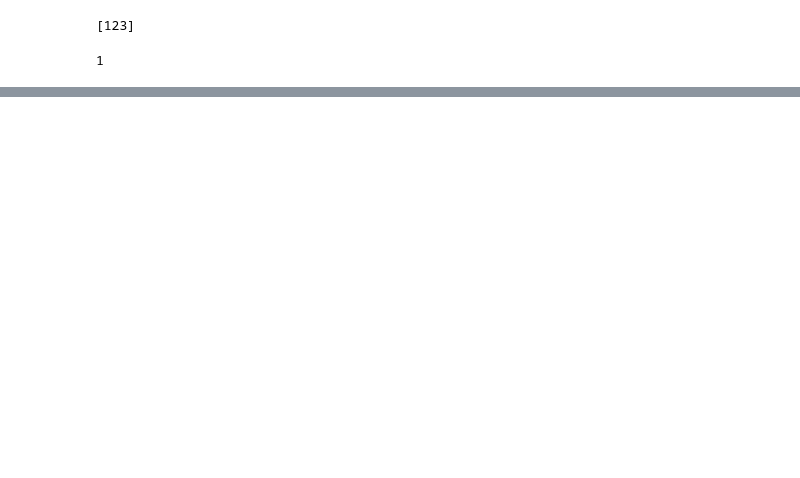
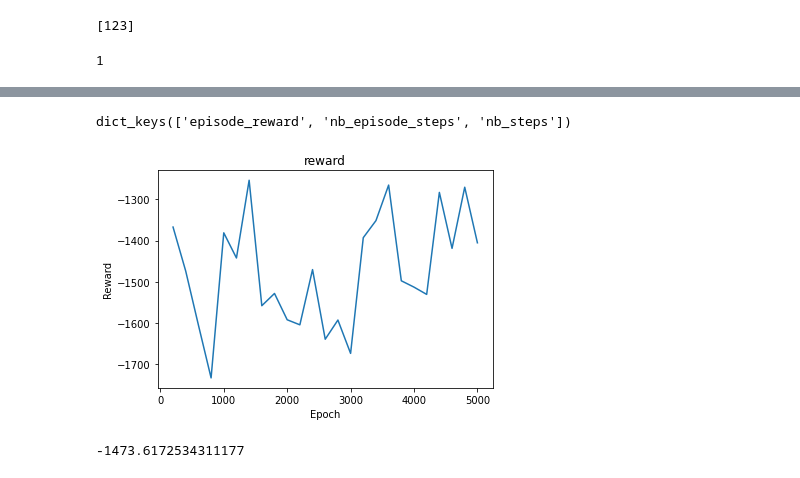
Before and after one commit to abirhazra/Reinforcement-Learning, a Jupyter notebook: DDPG_agent(Actor_Critic)_with_Keras_RL_.ipynb, the cells around one changed output, grey strips where cells are left out. Cells and saved outputs as stored; diff of their text form; code cells hidden in the pictures; blank space fills up the shorter version.

```diff
--- a/DDPG_agent(Actor_Critic)_with_Keras_RL_.ipynb
+++ b/DDPG_agent(Actor_Critic)_with_Keras_RL_.ipynb
@@ -112,6 +116,16 @@ None
 from rl.random import OrnsteinUhlenbeckProcess
 # %%
 memory = SequentialMemory(limit=100000, window_length = 1)
+
 random_process = OrnsteinUhlenbeckProcess(size = nb_actions, theta = .15, mu = 0, sigma = 0.3)
+
 agent = DDPGAgent(nb_actions = nb_actions, actor = actor, critic = critic, critic_action_input = action_input, memory = memory, nb_steps_warmup_critic = 100, nb_steps_warmup_actor = 100, random_process = random_process, gamma=.99, target_model_update = 1e-3 )
+
+agent.compile(RMSprop(learning_rate=1e-2), metrics=['mae'])
+
+history = agent.fit(env, nb_steps= 5000, visualize= False, verbose=1, nb_max_episode_steps=200)
+
+agent.save_weights('ddpg_{}_weightd.h5f'.format(ENV_NAME), overwrite=True)
+
+agent.test(env, nb_episodes=5, visualize=False, nb_max_episode_steps=200)
 # %% [output]
@@ -118,0 +142,15 @@ TypeError: ignored
+# %%
+print(history.history.keys())
+hist1=history
+# %% [output]
+dict_keys(['episode_reward', 'nb_episode_steps', 'nb_steps'])
+# %%
+plt.plot(hist1.history['nb_steps'],hist1.history['episode_reward'])
+plt.title('reward')
+plt.ylabel('Reward')
+plt.xlabel('Epoch')
+plt.show()
+print(np.mean(hist1.history['episode_reward']))
+# %% [output]
+[figure, added]
+-1473.6172534311177
```
Also changed, not shown: parts of 17 cells of this notebook.
